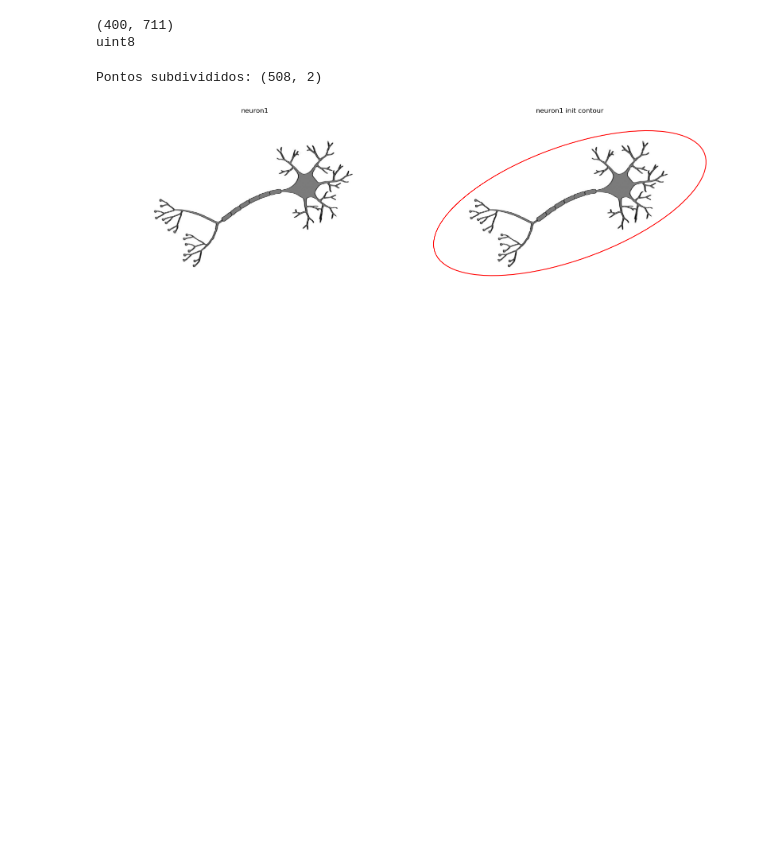
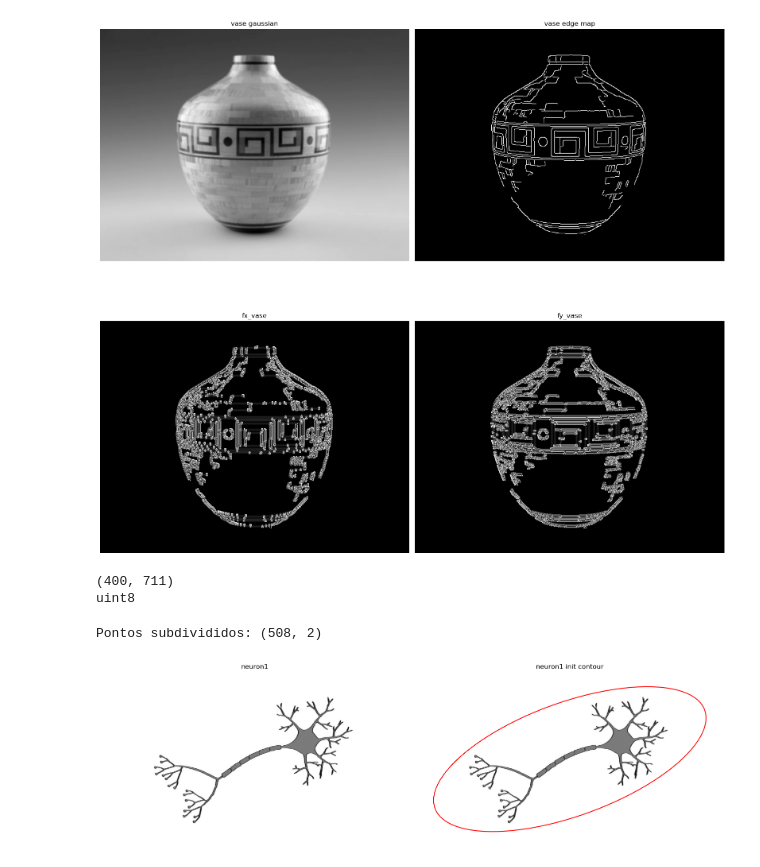
Before and after one commit to shh4und/snakes, a Jupyter notebook: 2D/snake.ipynb, the cells around one changed output. Cells and saved outputs as stored; diff of their text form; code cells hidden in the pictures; blank space fills up the shorter version.

```diff
--- a/2D/snake.ipynb
+++ b/2D/snake.ipynb
@@ -61,3 +82,22 @@ plt.show()
+# %%
+# Display initial contour
+fig, ((ax1, ax2), (ax3, ax4)) = plt.subplots(2, 2, figsize=(16, 16))
+ax1.imshow(smoothed_vase, cmap="gray")
+ax1.set_title("vase gaussian")
+ax1.axis("off")
+ax2.imshow(edge_map_vase, cmap="gray")
+ax2.set_title("vase edge map")
+ax2.axis("off")
+ax3.imshow(fx_vase, cmap="gray")
+ax3.set_title("fx_vase")
+ax3.axis("off")
+ax4.imshow(fy_vase, cmap="gray")
+ax4.set_title("fy_vase")
+ax4.axis("off")
+plt.tight_layout()
+plt.show()
+# %% [output]
+[figure, added]
 # %%
 # Load and display image
 shield_image_path = "./imgs/shield.png"
```
Also changed, not shown: parts of 6 cells of this notebook.
